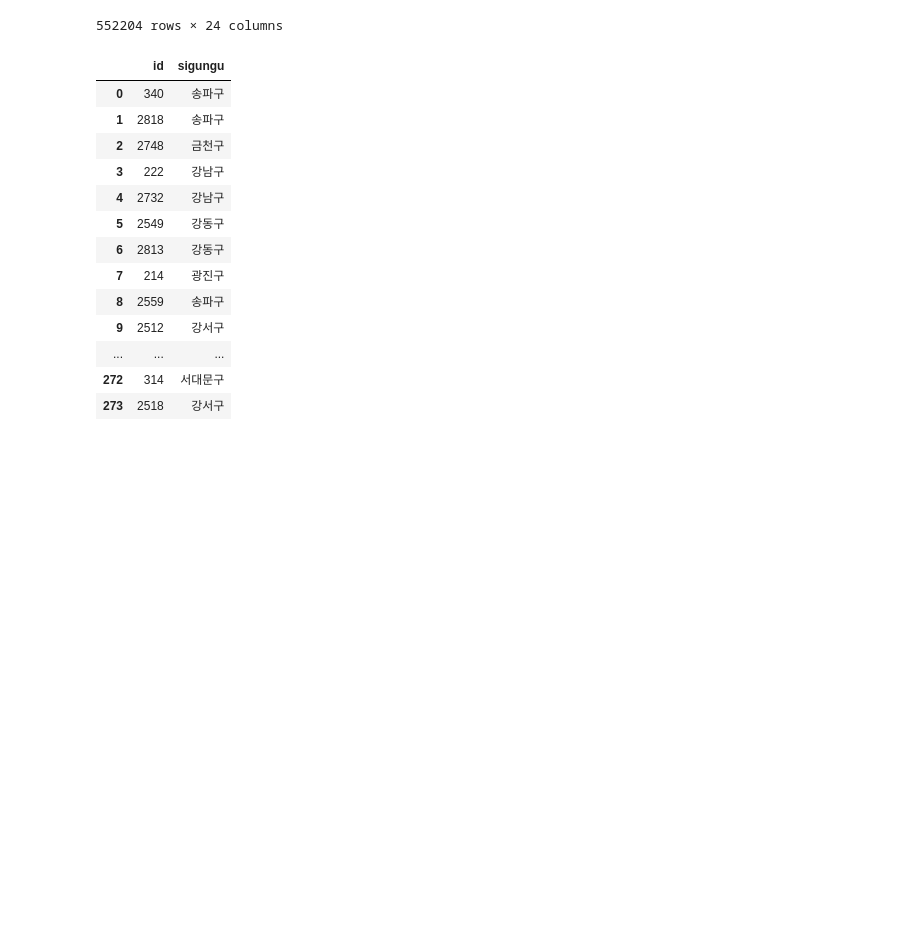
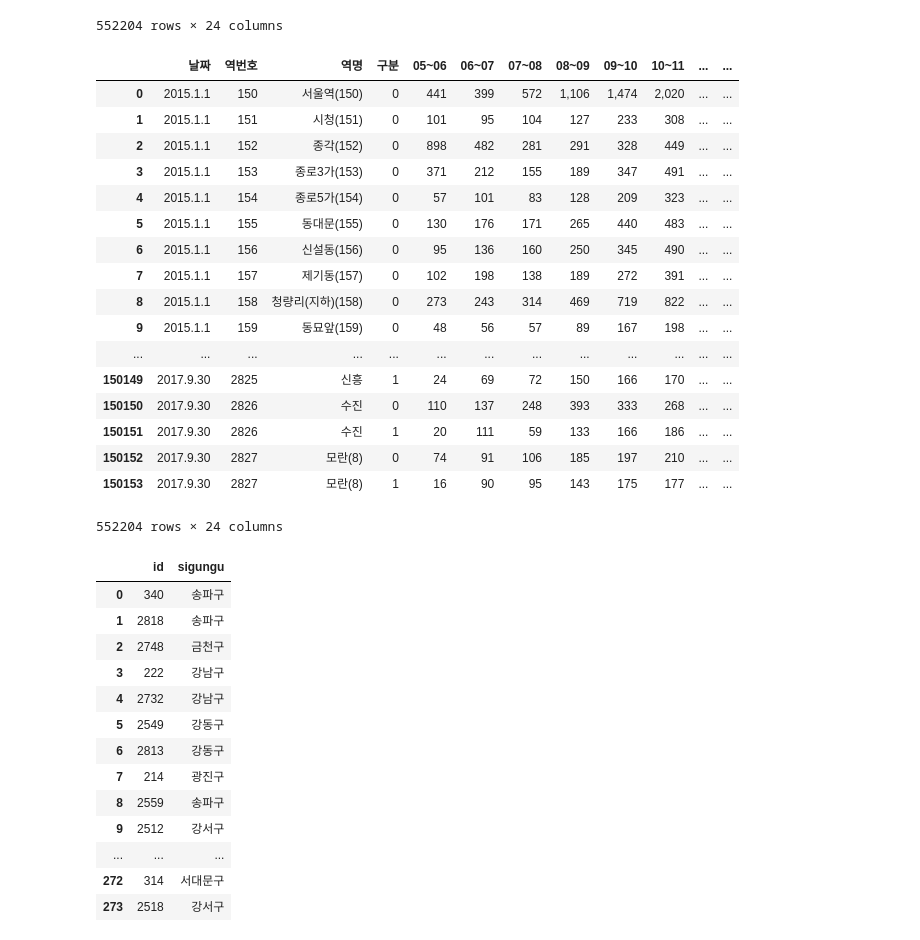
Before and after one commit to keibigdata/outside_activity_prediction, a Jupyter notebook: subway_station_processing.ipynb, the cells around one changed output. Cells and saved outputs as stored; diff of their text form; code cells hidden in the pictures; blank space fills up the shorter version.

```diff
--- a/subway_station_processing.ipynb
+++ b/subway_station_processing.ipynb
@@ -49,4 +49,28 @@ df
 | 150152 | 2017.9.30 | 2827 | 모란(8) | 승차 | 74 | 91 | 106 | 185 | 197 | 210 | ... | ... |
 | 150153 | 2017.9.30 | 2827 | 모란(8) | 하차 | 16 | 90 | 95 | 143 | 175 | 177 | ... | ... |
 552204 rows × 24 columns
+# %%
+df.loc[df["구분"]=="하차", "구분"] = 1
+df.loc[df["구분"]=="승차", "구분"] = 0
+# %%
+df
+# %% [output]
+|  | 날짜 | 역번호 | 역명 | 구분 | 05~06 | 06~07 | 07~08 | 08~09 | 09~10 | 10~11 | ... | ... |
+| 0 | 2015.1.1 | 150 | 서울역(150) | 0 | 441 | 399 | 572 | 1,106 | 1,474 | 2,020 | ... | ... |
+| 1 | 2015.1.1 | 151 | 시청(151) | 0 | 101 | 95 | 104 | 127 | 233 | 308 | ... | ... |
+| 2 | 2015.1.1 | 152 | 종각(152) | 0 | 898 | 482 | 281 | 291 | 328 | 449 | ... | ... |
+| 3 | 2015.1.1 | 153 | 종로3가(153) | 0 | 371 | 212 | 155 | 189 | 347 | 491 | ... | ... |
+| 4 | 2015.1.1 | 154 | 종로5가(154) | 0 | 57 | 101 | 83 | 128 | 209 | 323 | ... | ... |
+| 5 | 2015.1.1 | 155 | 동대문(155) | 0 | 130 | 176 | 171 | 265 | 440 | 483 | ... | ... |
+| 6 | 2015.1.1 | 156 | 신설동(156) | 0 | 95 | 136 | 160 | 250 | 345 | 490 | ... | ... |
+| 7 | 2015.1.1 | 157 | 제기동(157) | 0 | 102 | 198 | 138 | 189 | 272 | 391 | ... | ... |
+| 8 | 2015.1.1 | 158 | 청량리(지하)(158) | 0 | 273 | 243 | 314 | 469 | 719 | 822 | ... | ... |
+| 9 | 2015.1.1 | 159 | 동묘앞(159) | 0 | 48 | 56 | 57 | 89 | 167 | 198 | ... | ... |
+| ... | ... | ... | ... | ... | ... | ... | ... | ... | ... | ... | ... | ... |
+| 150149 | 2017.9.30 | 2825 | 신흥 | 1 | 24 | 69 | 72 | 150 | 166 | 170 | ... | ... |
+| 150150 | 2017.9.30 | 2826 | 수진 | 0 | 110 | 137 | 248 | 393 | 333 | 268 | ... | ... |
+| 150151 | 2017.9.30 | 2826 | 수진 | 1 | 20 | 111 | 59 | 133 | 166 | 186 | ... | ... |
+| 150152 | 2017.9.30 | 2827 | 모란(8) | 0 | 74 | 91 | 106 | 185 | 197 | 210 | ... | ... |
+| 150153 | 2017.9.30 | 2827 | 모란(8) | 1 | 16 | 90 | 95 | 143 | 175 | 177 | ... | ... |
+552204 rows × 24 columns
 # %%
```
Also changed, not shown: parts of 59 cells of this notebook.
